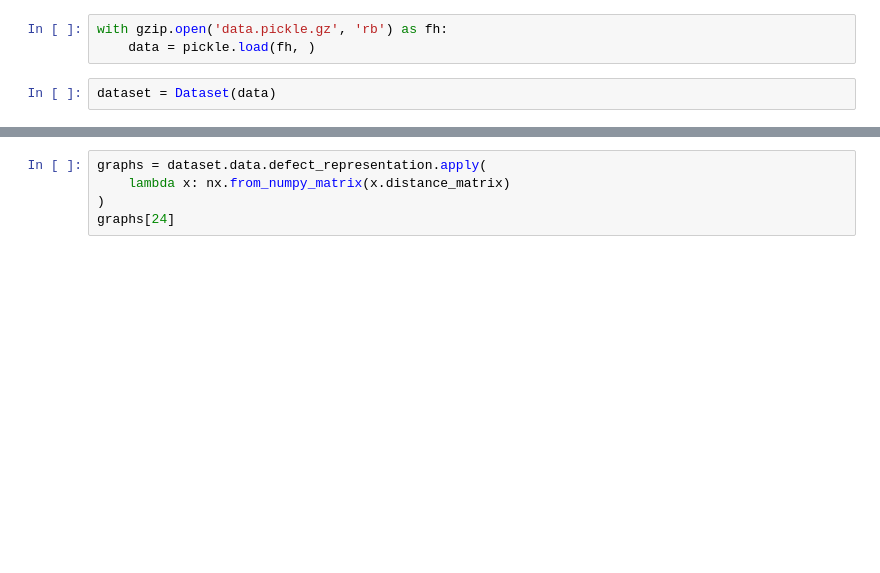
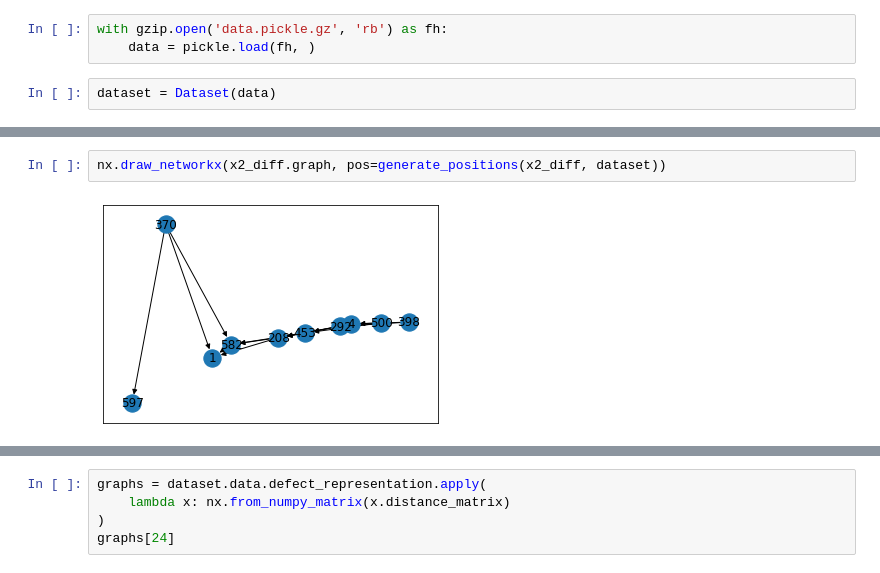
Before and after one commit to ELitvinova/bacc, a Jupyter notebook: algo_check_reachable.ipynb, the cells around one changed output, grey strips where cells are left out. Drawn from its saved outputs; the diff is of its cells as text; blank space fills up the shorter version.

```diff
--- a/algo_check_reachable.ipynb
+++ b/algo_check_reachable.ipynb
@@ -213,0 +215,4 @@ class MatrixBuilder:
+# %%
+nx.draw_networkx(x2_diff.graph, pos=generate_positions(x2_diff, dataset))
+# %% [output]
+[figure, added]
```
Also changed, not shown: parts of 108 cells of this notebook, 2 other files.
